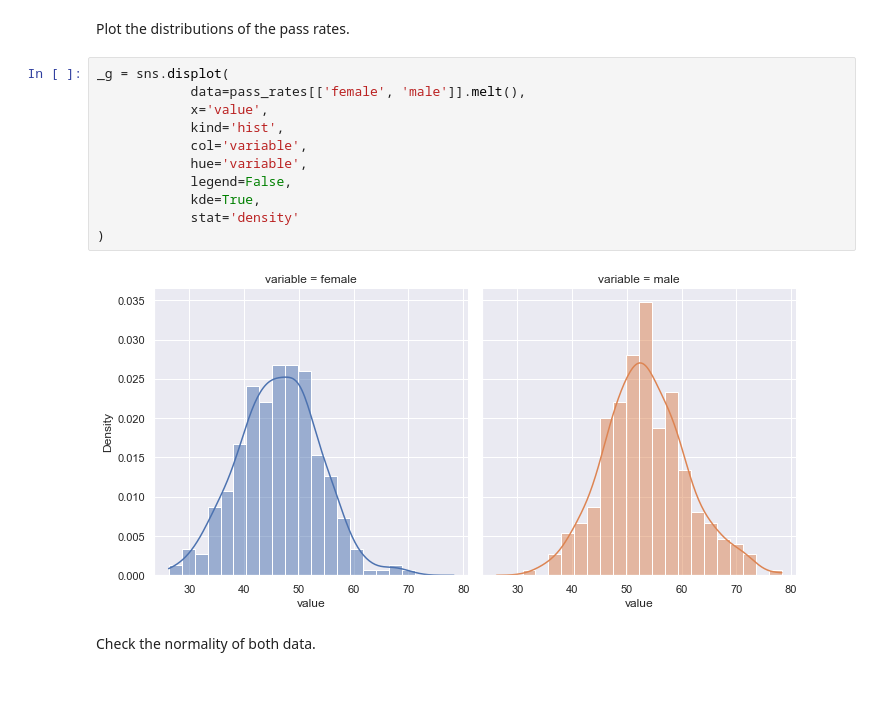
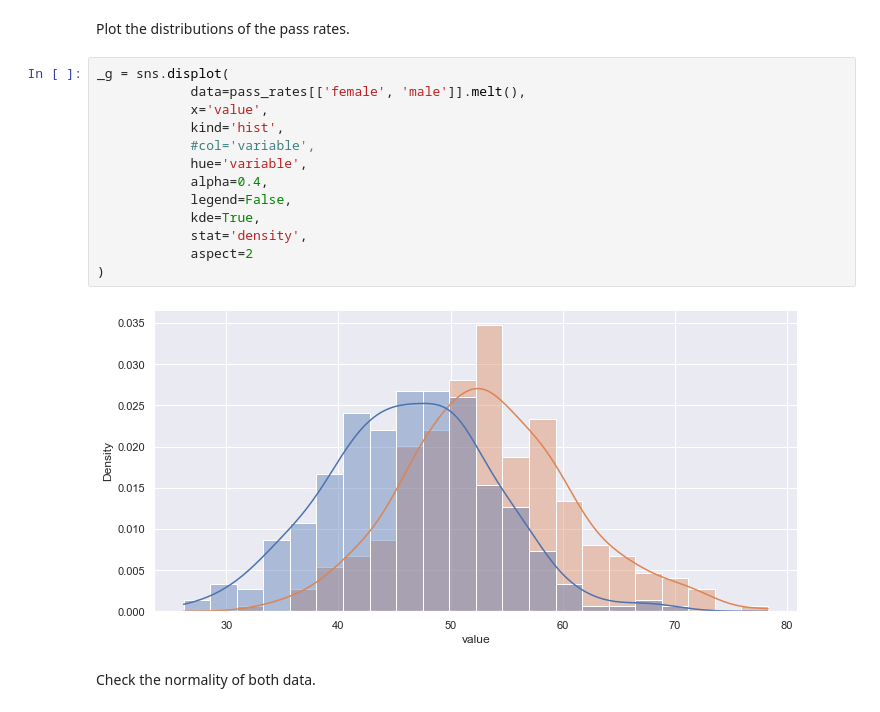
Before and after one commit to ljk233/laughingrook, a Jupyter notebook: posts/2022-07-25-ztest_pop_means.ipynb, the cells around one changed output. Drawn from its saved outputs; the diff is of its cells as text.

```diff
--- a/posts/2022-07-25-ztest_pop_means.ipynb
+++ b/posts/2022-07-25-ztest_pop_means.ipynb
@@ -173,16 +173,18 @@ Plot the distributions of the pass rates.
 # %%
 _g = sns.displot(
             data=pass_rates[['female', 'male']].melt(),
             x='value',
             kind='hist',
-            col='variable',
+            #col='variable',
             hue='variable',
+            alpha=0.4,
             legend=False,
             kde=True,
-            stat='density'
+            stat='density',
+            aspect=2
 )
 # %% [output]
-[figure, old version]
+[figure, new version]
 # %% [markdown]
 Check the normality of both data.
 # %%
```
Also changed, not shown: 37 other files.
